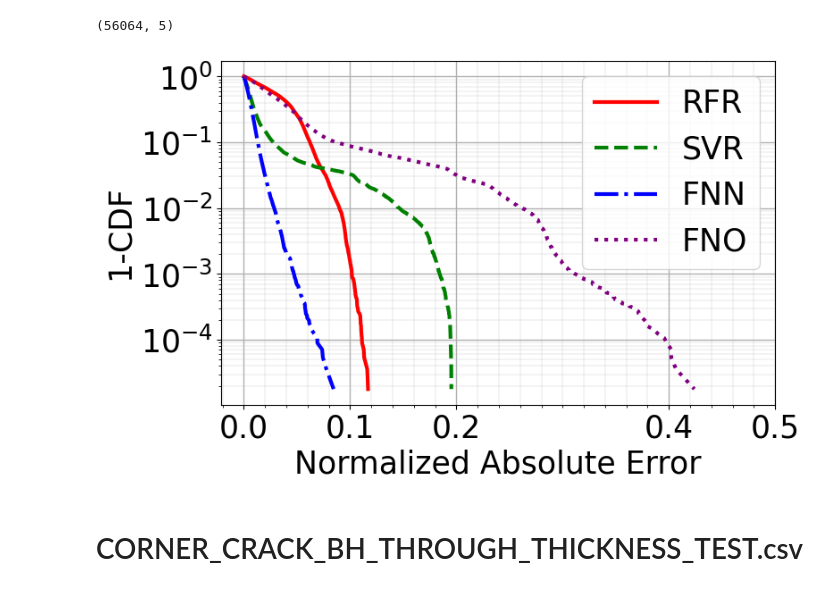
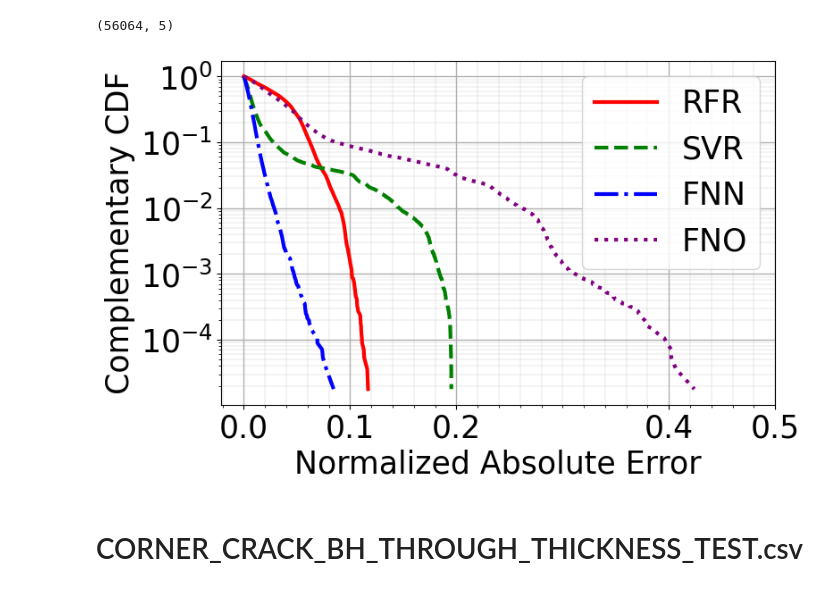
Before and after one commit to tgautam03/SIFBench, a Jupyter notebook: CCDF_PLOT.ipynb, the cells around one changed output. Cells and saved outputs as stored; diff of their text form; code cells hidden in the pictures.

```diff
--- a/CCDF_PLOT.ipynb
+++ b/CCDF_PLOT.ipynb
@@ -91,35 +91,35 @@ fno_err_test = absolute_perctentage_error(d[:,-1], y_pred_t_fno[:,:].reshape(-1)
 fno_err_test = fno_err_test.reshape(-1)
 
 plt.rcParams["figure.figsize"] = (8,5)
 
 x = np.sort(rfr_err_test)
 y = np.arange(len(rfr_err_test)) / float(len(rfr_err_test))
 plt.plot(x,1-y, color='red', label="RFR", linewidth=3, linestyle="solid")
 
 x = np.sort(svr_err_test)
 y = np.arange(len(svr_err_test)) / float(len(svr_err_test))
 plt.plot(x,1-y, color='green', label="SVR", linewidth=3, linestyle="--")
 
 x = np.sort(nn_err_test)
 y = np.arange(len(nn_err_test)) / float(len(nn_err_test))
 plt.plot(x,1-y, color='blue', label="FNN", linewidth=3, linestyle="-.")
 
 x = np.sort(fno_err_test)
 y = np.arange(len(fno_err_test)) / float(len(fno_err_test))
 plt.plot(x,1-y, color='purple', label="FNO", linewidth=3, linestyle=":")
 
 plt.grid(which = "major", linewidth = 1)
 plt.grid(which = "minor", linewidth = 0.2)
 plt.minorticks_on()
 plt.xlabel("Normalized Absolute Error", fontsize=25)
-plt.ylabel("1-CDF", fontsize=25)
+plt.ylabel("Complementary CDF", fontsize=25)
 plt.semilogy()
 plt.xticks([0, 0.1, 0.2, 0.4, 0.5], fontsize=25)
 plt.yticks(fontsize=25)
 plt.legend(fontsize=25)
 plt.show()
 # %% [output]
-[figure, old version]
+[figure, new version]
 # %% [markdown]
 # CORNER_CRACK_BH_THROUGH_THICKNESS_TEST.csv
 # %%
```
Also changed, not shown: parts of 1 cell of this notebook, 1 other file.
